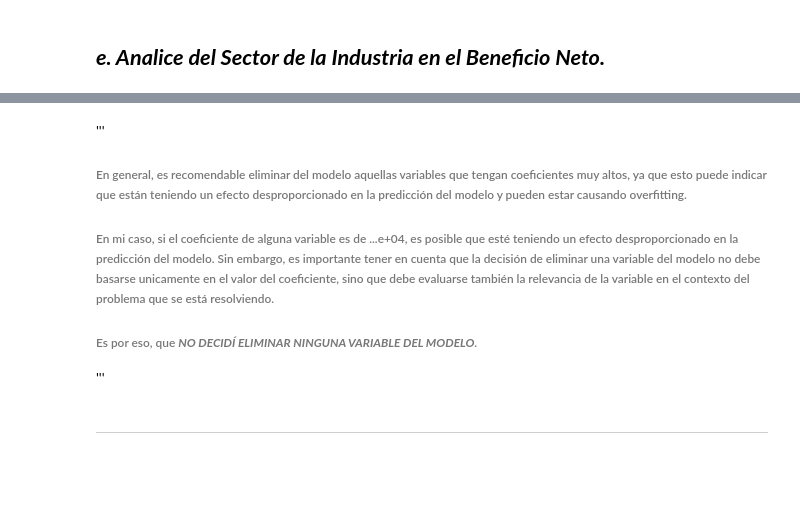
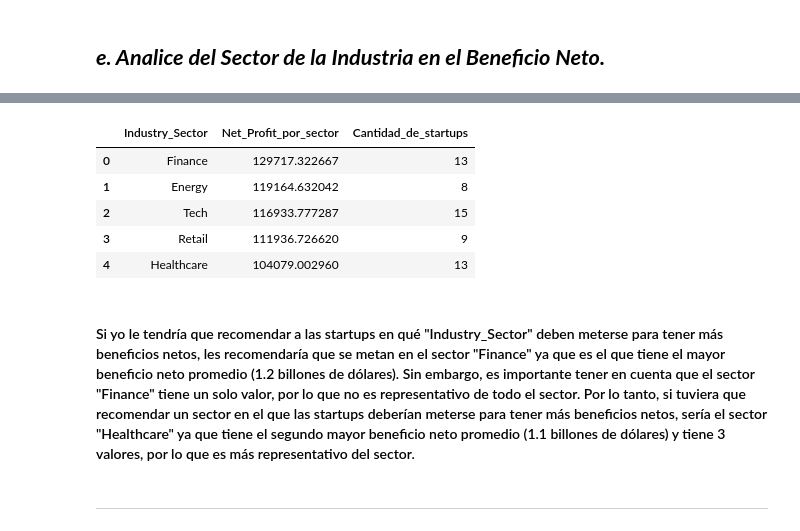
Before and after one commit to lnastri25/POO_UCEMA, a Jupyter notebook: trabajos_practicos/tp_datos/3-startups/startups.ipynb, the cells around one changed output, grey strips where cells are left out. Saved outputs shown, nothing was run; the diff lists cells and outputs as text; code cells hidden in the pictures; blank space fills up the shorter version.

```diff
--- a/trabajos_practicos/tp_datos/3-startups/startups.ipynb
+++ b/trabajos_practicos/tp_datos/3-startups/startups.ipynb
@@ -375,9 +330,16 @@ Notes:
-# %% [markdown]
-'''
-###### En general, es recomendable eliminar del modelo aquellas variables que tengan coeficientes muy altos, ya que esto puede indicar que están teniendo un efecto desproporcionado en la predicción del modelo y pueden estar causando overfitting.
-###### En mi caso, si el coeficiente de alguna variable es de ...e+04, es posible que esté teniendo un efecto desproporcionado en la predicción del modelo. Sin embargo, es importante tener en cuenta que la decisión de eliminar una variable del modelo no debe basarse unicamente en el valor del coeficiente, sino que debe evaluarse también la relevancia de la variable en el contexto del problema que se está resolviendo.
-###### Es por eso, que ***NO DECIDÍ ELIMINAR NINGUNA VARIABLE DEL MODELO***.
-'''
+# %%
+df_industry_profit = df_startups.groupby('Industry_Sector').agg(Net_Profit_por_sector=('Net_Profit', 'mean'), Cantidad_de_startups=('Location', 'count')).sort_values('Net_Profit_por_sector', ascending=False)
+df_industry_profit.reset_index(inplace=True)
+df_industry_profit
+# %% [output]
+|  | Industry_Sector | Net_Profit_por_sector | Cantidad_de_startups |
+| 0 | Finance | 129717.322667 | 13 |
+| 1 | Energy | 119164.632042 | 8 |
+| 2 | Tech | 116933.777287 | 15 |
+| 3 | Retail | 111936.726620 | 9 |
+| 4 | Healthcare | 104079.002960 | 13 |
+# %% [markdown]
+#### Si yo le tendría que recomendar a las startups en qué "Industry_Sector" deben meterse para tener más beneficios netos, les recomendaría que se metan en el sector "Finance" ya que es el que tiene el mayor beneficio neto promedio (1.2 billones de dólares). Sin embargo, es importante tener en cuenta que el sector "Finance" tiene un solo valor, por lo que no es representativo de todo el sector. Por lo tanto, si tuviera que recomendar un sector en el que las startups deberían meterse para tener más beneficios netos, sería el sector "Healthcare" ya que tiene el segundo mayor beneficio neto promedio (1.1 billones de dólares) y tiene 3 valores, por lo que es más representativo del sector.
 # %% [markdown]
 ___
 # %% [markdown]
```
Also changed, not shown: parts of 18 cells of this notebook, 2 other files.
